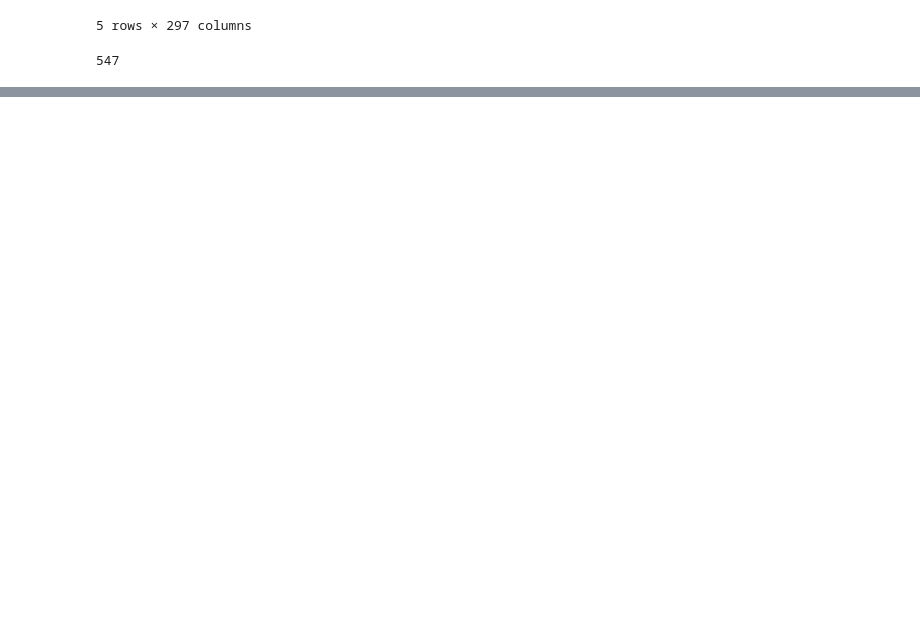
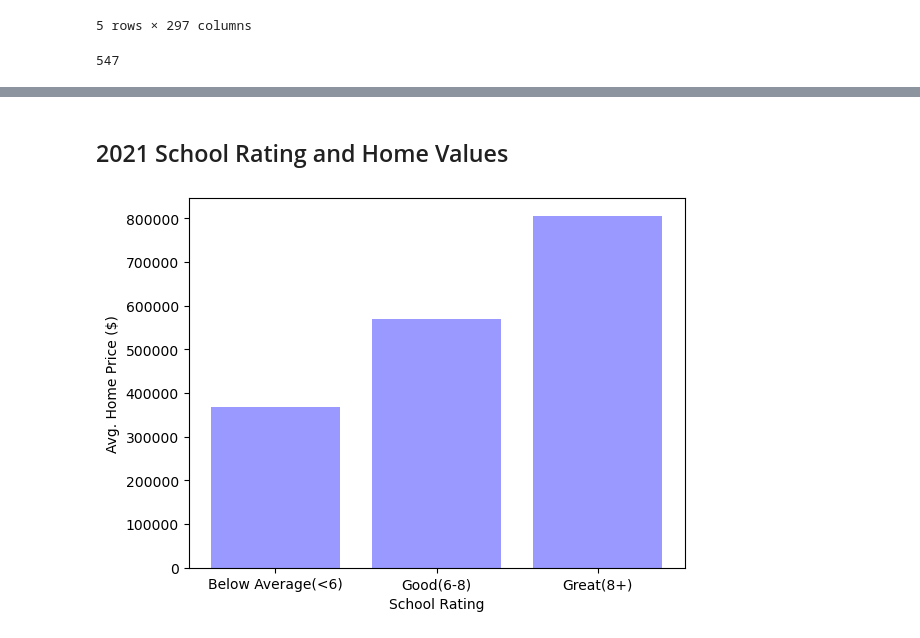
Before and after one commit to tlochan/ProjectOne, a Jupyter notebook: Data Cleaning.ipynb, the cells around one changed output, grey strips where cells are left out. Cells and saved outputs as stored; diff of their text form; code cells hidden in the pictures; blank space fills up the shorter version.

```diff
--- a/Data Cleaning.ipynb
+++ b/Data Cleaning.ipynb
@@ -122,0 +122,9 @@ groupDf.nunique()
+# %%
+#binning Zip Codes by their average rating
+bins = [0,5.9,7.9,10]
+group_names = ["Below Average(<6)", "Good(6-8)", "Great(8+)"]
+summaryDf["Rating"] = pd.cut(summaryDf["School Rating"], bins, labels=group_names,include_lowest=True)
+#regrouped zip codes by common rating bin for analysis
+groupedDf = summaryDf.groupby(["Rating"])
+mean_vals = groupedDf["2021 Avg. Home Value"].mean()
+mean_vals
@@ -122,0 +192,27 @@ groupDf.nunique()
+# %%
+#binning Zip Codes by their average rating
+bins = [0,5.9,7.9,10]
+group_names = ["Below Average(<6)", "Good(6-8)", "Great(8+)"]
+long_summaryDf["Rating"] = pd.cut(long_summaryDf["School Rating"], bins, labels=group_names,include_lowest=True)
+#regrouped zip codes by common rating bin for analysis
+long_groupedDf = long_summaryDf.groupby(["Rating"])
+long_mean_val_2000 = long_groupedDf["2000 Avg. Home Value"].mean()
+long_mean_val_2005 = long_groupedDf["2005 Avg. Home Value"].mean()
+long_mean_val_2010 = long_groupedDf["2010 Avg. Home Value"].mean()
+long_mean_val_2015 = long_groupedDf["2015 Avg. Home Value"].mean()
+long_mean_val_2020 = long_groupedDf["2020 Avg. Home Value"].mean()
+
+#create lists for the longitudinal data by bin
+below_avg = [long_mean_val_2000[0],long_mean_val_2005[0], long_mean_val_2010[0],long_mean_val_2015[0], long_mean_val_2020[0]]
+good = [long_mean_val_2000[1],long_mean_val_2005[1], long_mean_val_2010[1],long_mean_val_2015[1], long_mean_val_2020[1]]
+great =[long_mean_val_2000[2],long_mean_val_2005[2], long_mean_val_2010[2],long_mean_val_2015[2], long_mean_val_2020[2]]
+
+
+#summary longitudinal dataframe
+long_school_df = pd.DataFrame(
+{"Year":[2000,2005,2010,2015,2020],
+ "Below Average(<6)":below_avg,
+ "Good (6-8)":good,
+ "Great (8+)":great
+})
+long_school_df
@@ -122,0 +292,11 @@ groupDf.nunique()
+# %% [markdown]
+## 2021 School Rating and Home Values
+# %%
+#bar graph illustrating the average home price for each bin
+bar2021 = plt.bar(group_names, mean_vals, color="b",alpha=.4, align="center")
+plt.xlabel("School Rating")
+plt.ylabel("Avg. Home Price ($)")
+plt.title("Avg. Home Price ($) vs. School Rating")
+plt.show()
+# %% [output]
+[figure, added]
```
Also changed, not shown: parts of 37 cells of this notebook.
